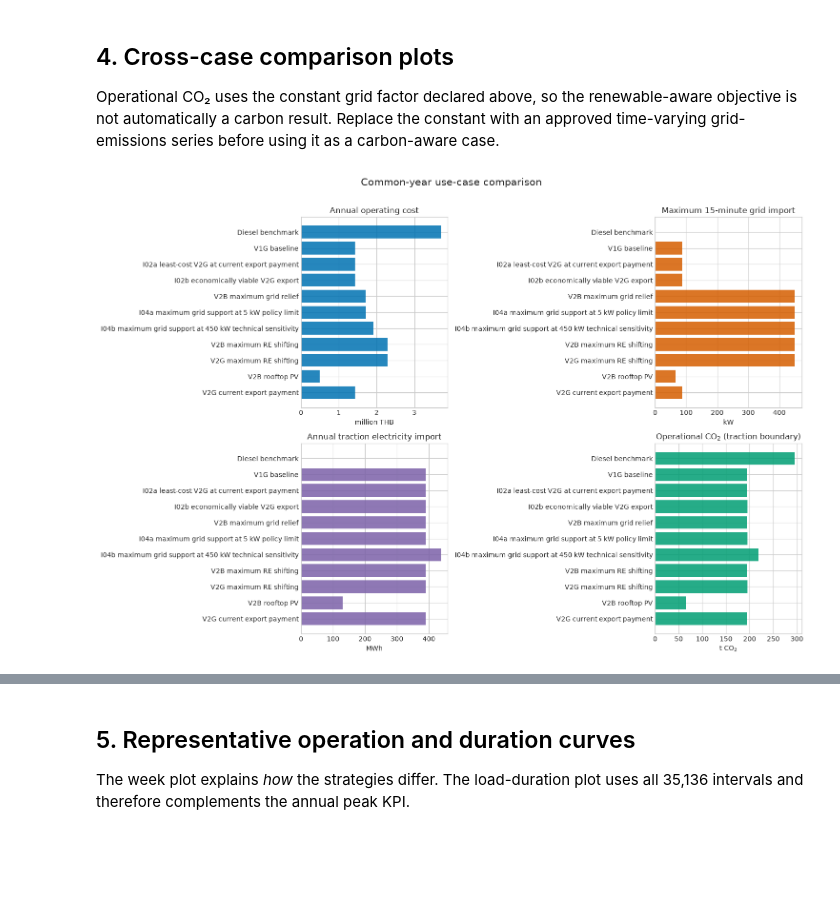
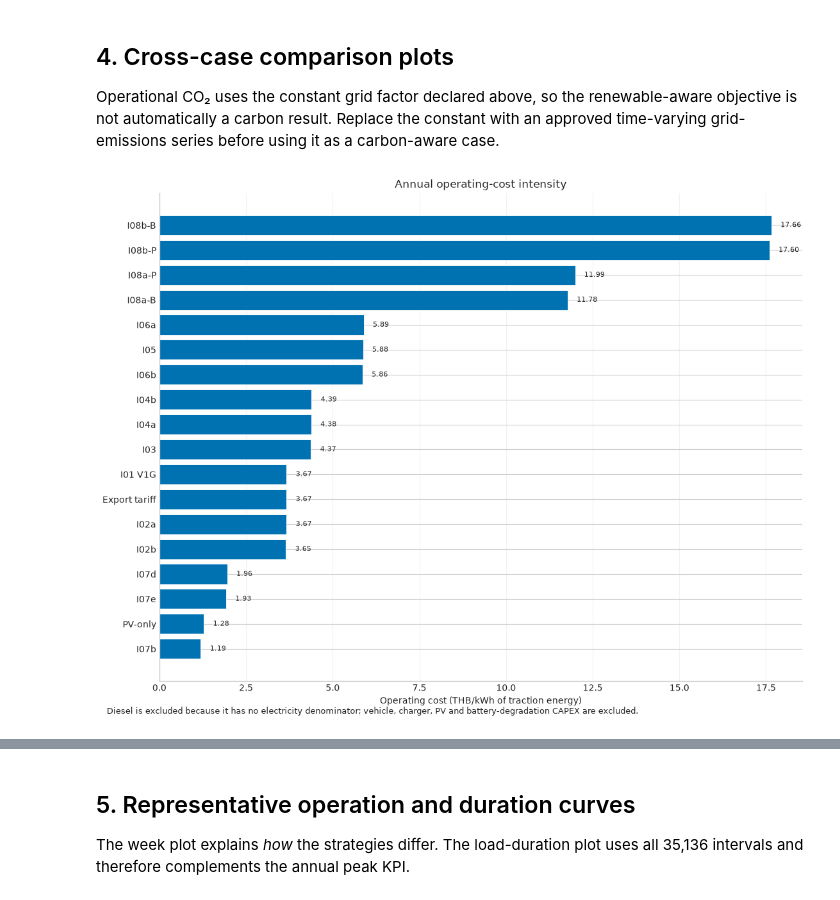
Before and after one commit to fraunhofer-isi/FLEXIMOD, a Jupyter notebook: notebooks/building_use_case_analysis.ipynb, the cells around one changed output, grey strips where cells are left out. Cells and saved outputs as stored; diff of their text form; code cells hidden in the pictures; blank space fills up the shorter version.

```diff
--- a/notebooks/building_use_case_analysis.ipynb
+++ b/notebooks/building_use_case_analysis.ipynb
@@ -251,6 +264,10 @@ def load_result(label: str, spec: dict) -> tuple[dict, pd.DataFrame] | None:
         'renewable_export_MWh': float(summary.get('renewable_equivalent_grid_export_MWh', 0.0)),
         'renewable_conversion_loss_MWh': float(summary.get('renewable_equivalent_conversion_loss_MWh', 0.0)),
         'renewable_deficit_support_MWh': float(summary.get('renewable_deficit_weighted_discharge_MWh', 0.0)),
+        'emergency_transfer_MWh': float(summary.get('emergency_v2g_transfer_MWh', 0.0)),
+        'peak_emergency_transfer_MW': float(summary.get('peak_emergency_v2g_transfer_MW', 0.0)),
+        'synthetic_outage_duration_hours': float(summary.get('synthetic_outage_duration_hours', 0.0)),
+        'recovery_grid_import_MWh': float(summary.get('recovery_grid_import_MWh', 0.0)),
     }
     return row, dispatch
 
@@ -343,24 +770,61 @@ plt.show()
 
 Operational CO₂ uses the constant grid factor declared above, so the renewable-aware objective is not automatically a carbon result. Replace the constant with an approved time-varying grid-emissions series before using it as a carbon-aware case.
 # %%
-figure, axes = plt.subplots(2, 2, figsize=(15, 10))
-plot_data = comparison.copy()
-plot_data['total_cost_million_THB'] = plot_data['total_cost_THB'] / 1e6
-plot_data['peak_grid_import_kW'] = plot_data['peak_grid_import_MW'] * 1000
-plot_data['operational_CO2_t'] = plot_data['operational_CO2_kg'] / 1000
-for axis, column, title, ylabel, color in [
-    (axes[0, 0], 'total_cost_million_THB', 'Annual operating cost', 'million THB', COLORS['blue']),
-    (axes[0, 1], 'peak_grid_import_kW', 'Maximum 15-minute grid import', 'kW', COLORS['orange']),
-    (axes[1, 0], 'grid_import_MWh', 'Annual traction electricity import', 'MWh', COLORS['purple']),
-    (axes[1, 1], 'operational_CO2_t', 'Operational CO$_2$ (traction boundary)', 't CO$_2$', COLORS['green']),
-]:
-    values = plot_data[column]
-    axis.barh(values.index, values, color=color, alpha=0.85)
-    axis.set_title(title)
-    axis.set_xlabel(ylabel)
-    axis.invert_yaxis()
-figure.suptitle('Common-year use-case comparison', fontsize=15, y=1.01)
-figure.tight_layout()
-plt.show()
+def concise_case_label(name):
+    if name == 'Diesel benchmark':
+        return 'D0 diesel'
+    if name == 'V1G baseline':
+        return 'I01 V1G'
+    if name == 'PV-only operating reference':
+        return 'PV-only'
+    if name == 'V2G current export payment':
+        return 'Export tariff'
+    return name.split()[0]
+
+electric_plot_data = comparison.loc[comparison.index.intersection(dispatch_by_case)].copy()
+electric_charge_MWh = pd.Series({label: float(dispatch['bus_charge_MWh'].sum()) for label, dispatch in dispatch_by_case.items()})
+electric_plot_data['cost_THB_per_kWh_traction'] = electric_plot_data['total_cost_THB'] / electric_charge_MWh.reindex(electric_plot_data.index) / 1000.0
+
+def academic_bar(values, title, xlabel, colors, relative=False, note=None):
+    values = values.dropna().sort_values()
+    labels = [concise_case_label(name) for name in values.index]
+    fig, axis = plt.subplots(figsize=(11, max(5.5, 0.35 * len(values) + 2)), constrained_layout=True)
+    bars = axis.barh(labels, values.values, color=colors.reindex(values.index).values, edgecolor='white', linewidth=0.6)
+    if relative:
+        axis.axvline(0, color='#222222', linewidth=0.9)
+    span = max(float(np.max(np.abs(values.values))), 1.0)
+    for bar, value in zip(bars, values.values):
+        offset = 0.015 * span if value >= 0 else -0.015 * span
+        number = f'{value:.1f}%' if relative else f'{value:.2f}'
+        axis.text(value + offset, bar.get_y() + bar.get_height() / 2, number, va='center', ha='left' if value >= 0 else 'right', fontsize=8)
+    axis.set_title(title, fontsize=12)
+    axis.set_xlabel(xlabel, fontsize=10)
+    axis.grid(axis='x', alpha=0.25)
+    axis.set_axisbelow(True)
+    axis.spines[['top', 'right']].set_visible(False)
+    if note:
+        fig.text(0.01, -0.01, note, fontsize=9)
+    plt.show()
+
+# 1. Cost intensity is reported in THB per kWh of traction energy delivered to the buses.
+cost_colors = pd.Series(COLORS['blue'], index=electric_plot_data.index)
+academic_bar(electric_plot_data['cost_THB_per_kWh_traction'], 'Annual operating-cost intensity', 'Operating cost (THB/kWh of traction energy)', cost_colors, note='Diesel is excluded because it has no electricity denominator; vehicle, charger, PV and battery-degradation CAPEX are excluded.')
+
+v1g = comparison.loc['V1G baseline']
+
+# 2. Maximum grid import relative to I01. Diesel is excluded because it is not grid-connected.
+peak_import_relative = 100.0 * (electric_plot_data['peak_grid_import_MW'] - v1g['peak_grid_import_MW']) / v1g['peak_grid_import_MW']
+peak_import_colors = peak_import_relative.map(lambda value: '#00856a' if value < 0 else '#b23a2b')
+academic_bar(peak_import_relative, 'Maximum 15-minute grid import relative to I01', 'Change from I01 V1G (%)', peak_import_colors, relative=True, note='Negative values indicate lower peak grid import than I01; positive values indicate higher peak import. Diesel is excluded because it has no grid connection.')
+
+# 3. Annual traction electricity import relative to I01.
+annual_import_relative = 100.0 * (electric_plot_data['grid_import_MWh'] - v1g['grid_import_MWh']) / v1g['grid_import_MWh']
+annual_import_colors = annual_import_relative.map(lambda value: '#00856a' if value < 0 else '#b23a2b')
+academic_bar(annual_import_relative, 'Annual traction electricity import relative to I01', 'Change from I01 V1G (%)', annual_import_colors, relative=True, note='Negative values indicate lower annual traction electricity import than I01; positive values indicate higher import.')
+
+# 4. Traction-boundary operational CO2 relative to I01; D0 is retained as the diesel benchmark.
+co2_relative = 100.0 * (comparison['operational_CO2_kg'] - v1g['operational_CO2_kg']) / v1g['operational_CO2_kg']
+co2_colors = co2_relative.map(lambda value: '#00856a' if value < 0 else '#b23a2b')
+academic_bar(co2_relative, 'Traction-boundary operational CO$_2$ relative to I01', 'Change from I01 V1G (%)', co2_colors, relative=True, note='Negative values indicate lower traction-boundary electricity emissions than I01; positive values indicate higher emissions. D0 is a direct fuel-combustion benchmark.')
 # %% [output]
-[figure, old version]
+[figure, new version]
```
Also changed, not shown: parts of 25 cells of this notebook, 29 other files.
